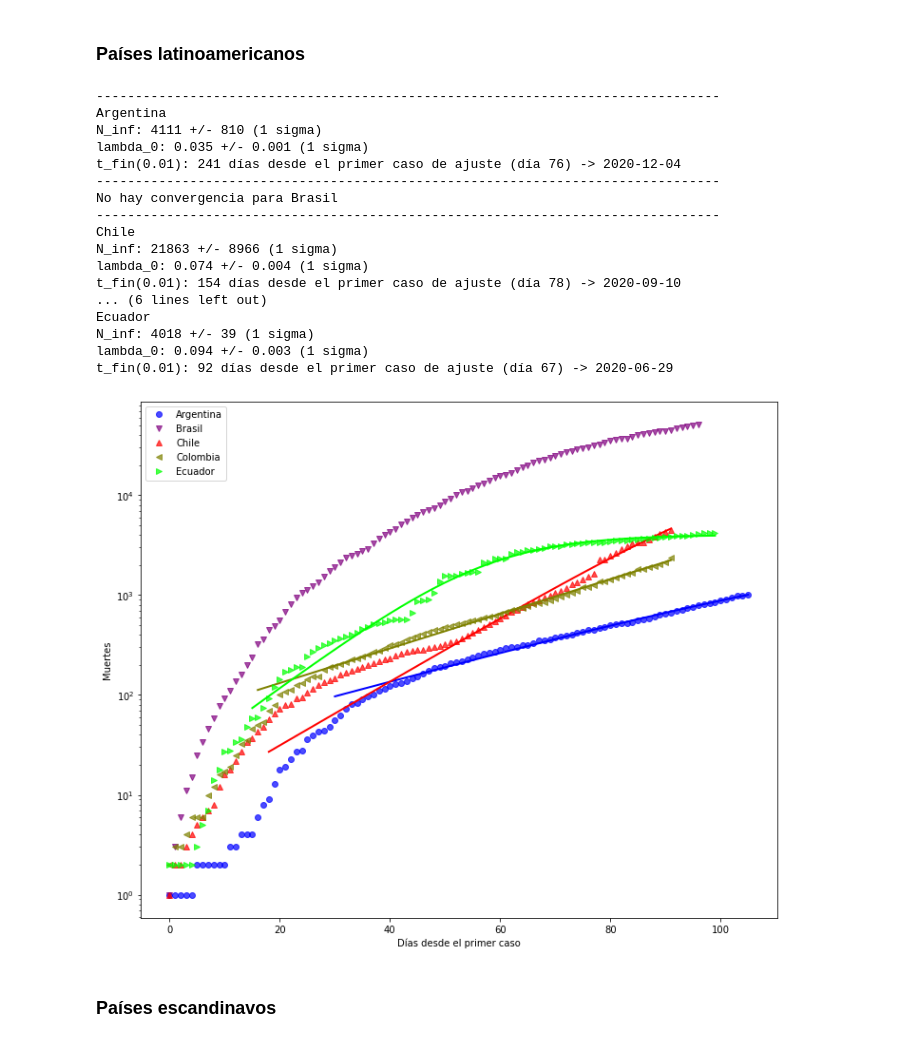
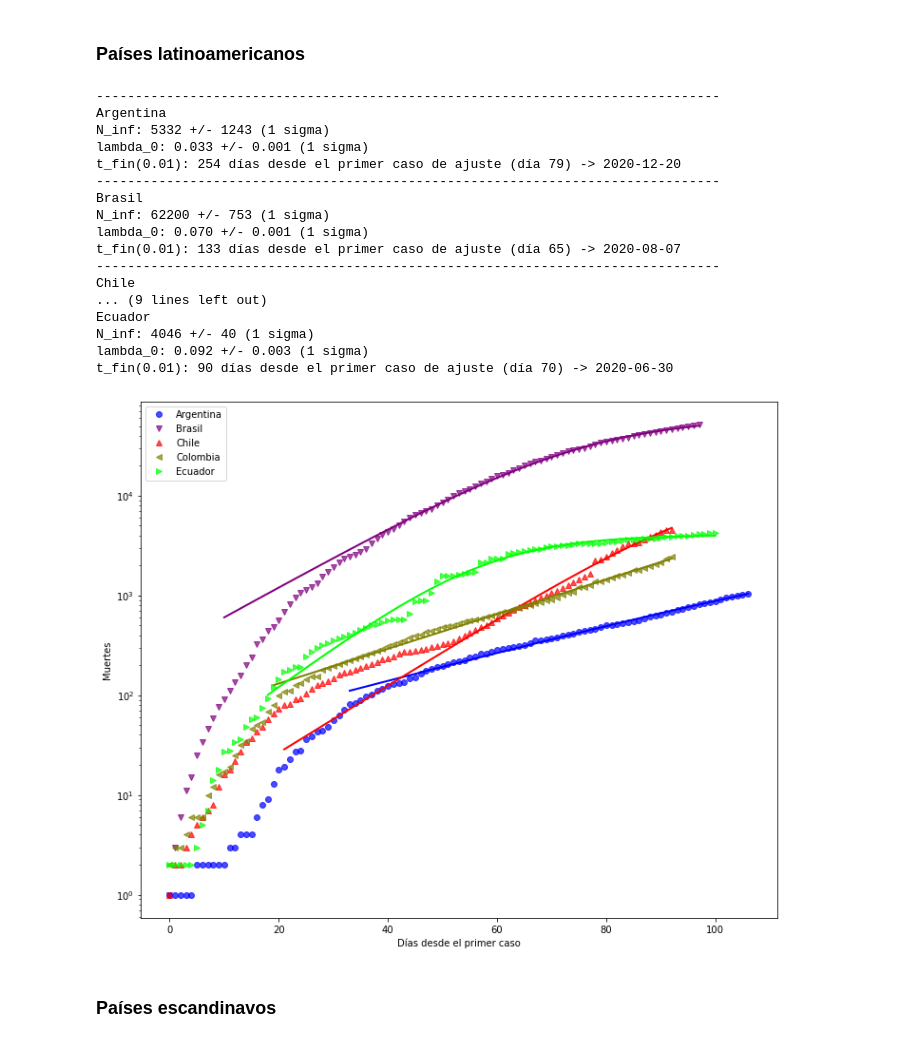
Before and after one commit to manuxch/logistic-covid19, a Jupyter notebook: Logistic_model_COVID-19.ipynb, the cells around one changed output. Saved outputs shown, nothing was run; the diff lists cells and outputs as text; code cells hidden in the pictures.

Commit message:
Actualización diaria de visualizaciones, ajustes y registros

```diff
--- a/Logistic_model_COVID-19.ipynb
+++ b/Logistic_model_COVID-19.ipynb
@@ -276,26 +276,26 @@ t_fin(0.01): 100 días desde el primer caso de ajuste (día 59) -> 2020-06-29
 # %% [markdown]
 ### Países latinoamericanos
 # %%
-plot_fit(deadths_lat, 50, 'Muertes', logscale=True, p_fin=0.01)
+plot_fit(deadths_lat, 80, 'Muertes', logscale=True, p_fin=0.01)
 # %% [output]
 --------------------------------------------------------------------------------
 Argentina
-N_inf: 4111 +/- 810 (1 sigma)
-lambda_0: 0.035 +/- 0.001 (1 sigma)
-t_fin(0.01): 241 días desde el primer caso de ajuste (día 76) -> 2020-12-04
+N_inf: 5332 +/- 1243 (1 sigma)
+lambda_0: 0.033 +/- 0.001 (1 sigma)
+t_fin(0.01): 254 días desde el primer caso de ajuste (día 79) -> 2020-12-20
 --------------------------------------------------------------------------------
-No hay convergencia para Brasil
+Brasil
+N_inf: 62200 +/- 753 (1 sigma)
+lambda_0: 0.070 +/- 0.001 (1 sigma)
+t_fin(0.01): 133 días desde el primer caso de ajuste (día 65) -> 2020-08-07
 --------------------------------------------------------------------------------
 Chile
-N_inf: 21863 +/- 8966 (1 sigma)
-lambda_0: 0.074 +/- 0.004 (1 sigma)
-t_fin(0.01): 154 días desde el primer caso de ajuste (día 78) -> 2020-09-10
-... (6 lines left out)
+... (9 lines left out)
 Ecuador
-N_inf: 4018 +/- 39 (1 sigma)
-lambda_0: 0.094 +/- 0.003 (1 sigma)
-t_fin(0.01): 92 días desde el primer caso de ajuste (día 67) -> 2020-06-29
+N_inf: 4046 +/- 40 (1 sigma)
+lambda_0: 0.092 +/- 0.003 (1 sigma)
+t_fin(0.01): 90 días desde el primer caso de ajuste (día 70) -> 2020-06-30
-[figure, old version]
+[figure, new version]
 # %% [markdown]
 ### Países escandinavos
 # %%
```
Also changed, not shown: parts of 8 cells of this notebook.
